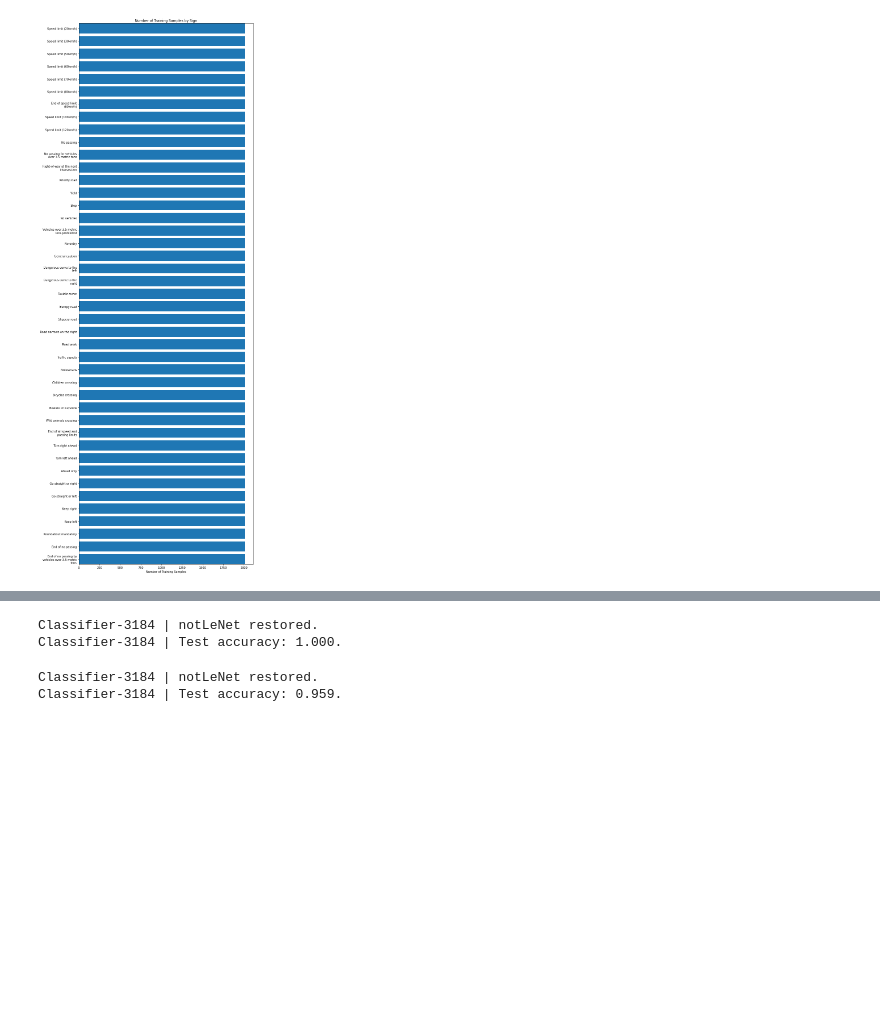
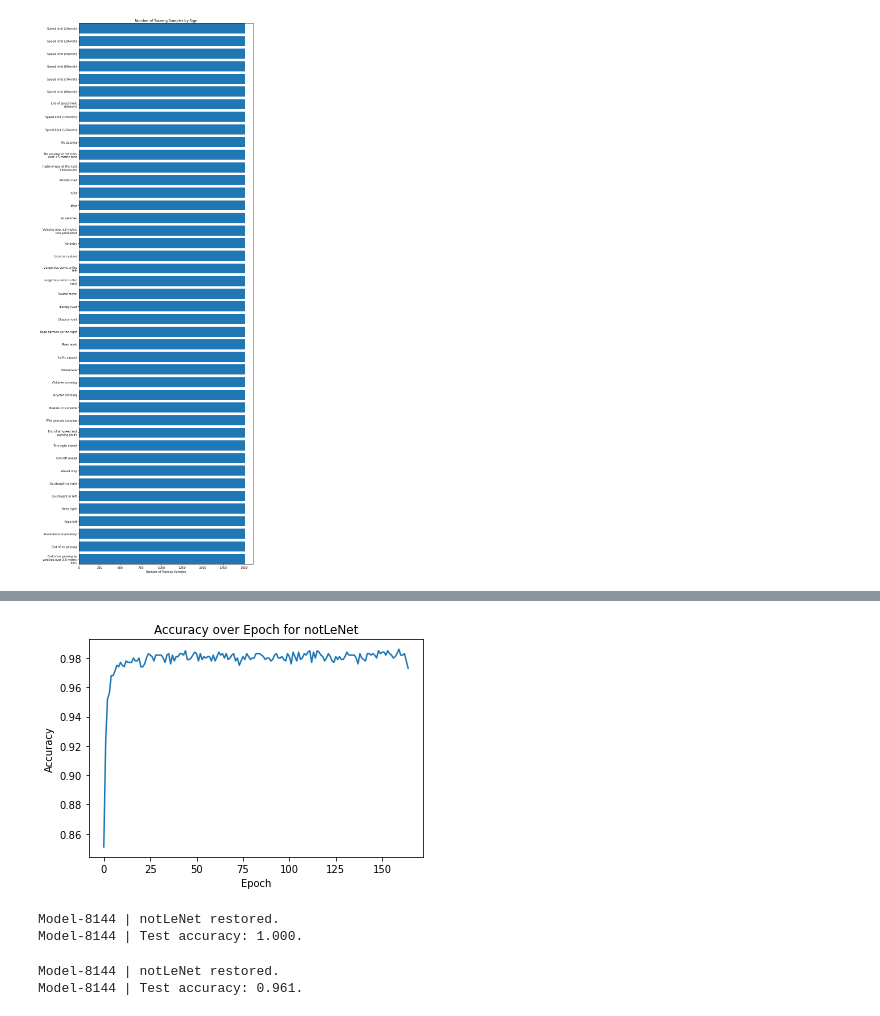
Before and after one commit to ben-blazado/CarND-Traffic-Sign-Classifier-Project, a Jupyter notebook: test.ipynb, the cells around one changed output, grey strips where cells are left out. Saved outputs shown, nothing was run; the diff lists cells and outputs as text; code cells hidden in the pictures; blank space fills up the shorter version.

Commit message:
functional model works

```diff
--- a/test.ipynb
+++ b/test.ipynb
@@ -999,13 +1047,17 @@ Classifier-3184 | ...training complete. Highest accuracy: 0.976.
+# %%
+vwr.plotAccHist(notLenet.name, notLenet.accHist())
+# %% [output]
+[figure, added]
 # %%
-m.test(trainingSigns.data())
+notLenet.test(trainingSigns.data())
 # %% [output]
-Classifier-3184 | notLeNet restored.
-Classifier-3184 | Test accuracy: 1.000.
+Model-8144 | notLeNet restored.
+Model-8144 | Test accuracy: 1.000.
 # %%
-m.test(testSigns.data())
+notLenet.test(testSigns.data())
 # %% [output]
-Classifier-3184 | notLeNet restored.
-Classifier-3184 | Test accuracy: 0.959.
+Model-8144 | notLeNet restored.
+Model-8144 | Test accuracy: 0.961.
 # %%
 ### Load the images and plot them here.
 ### Feel free to use as many code cells as needed.
```
Also changed, not shown: parts of 28 cells of this notebook, 35 other files.
